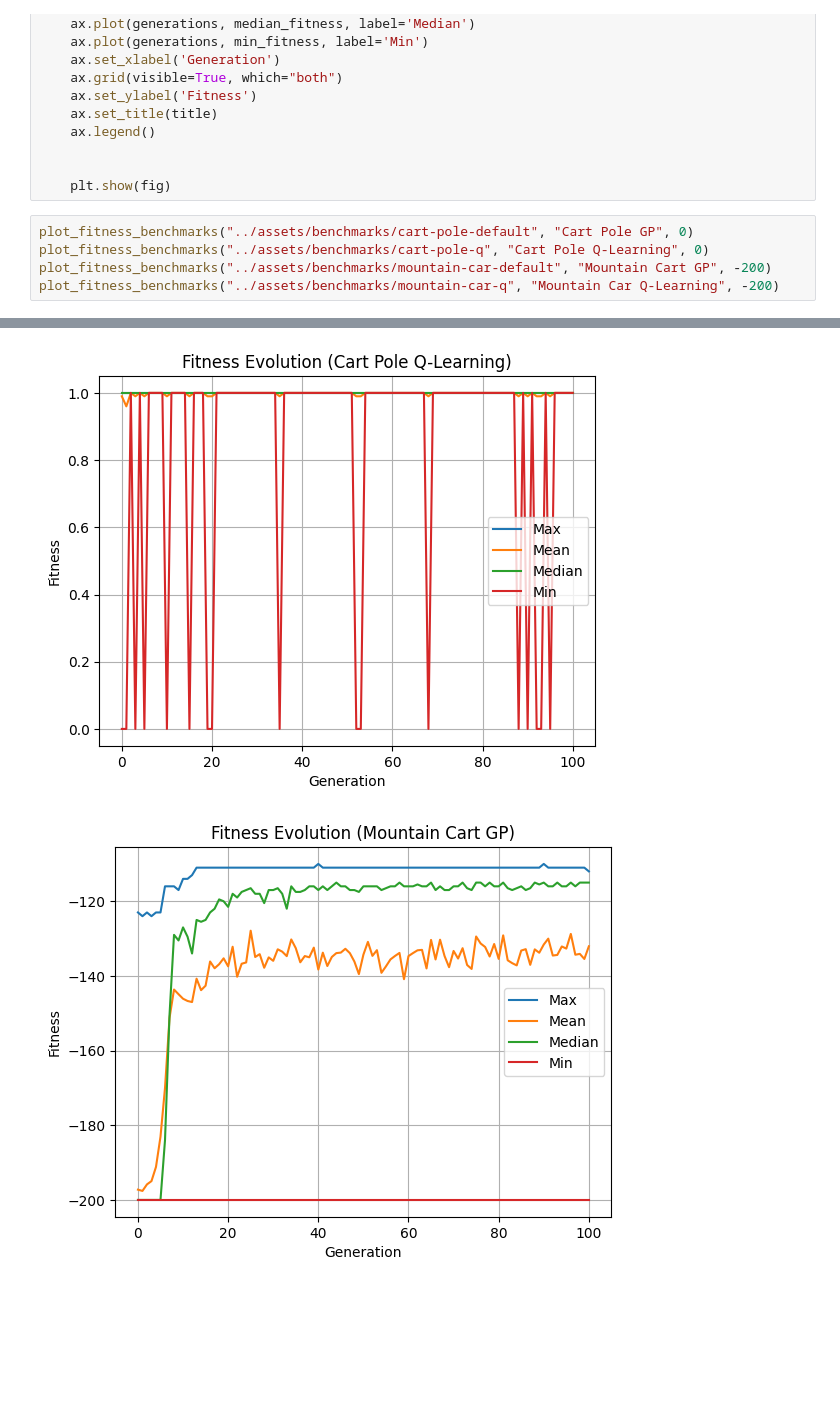
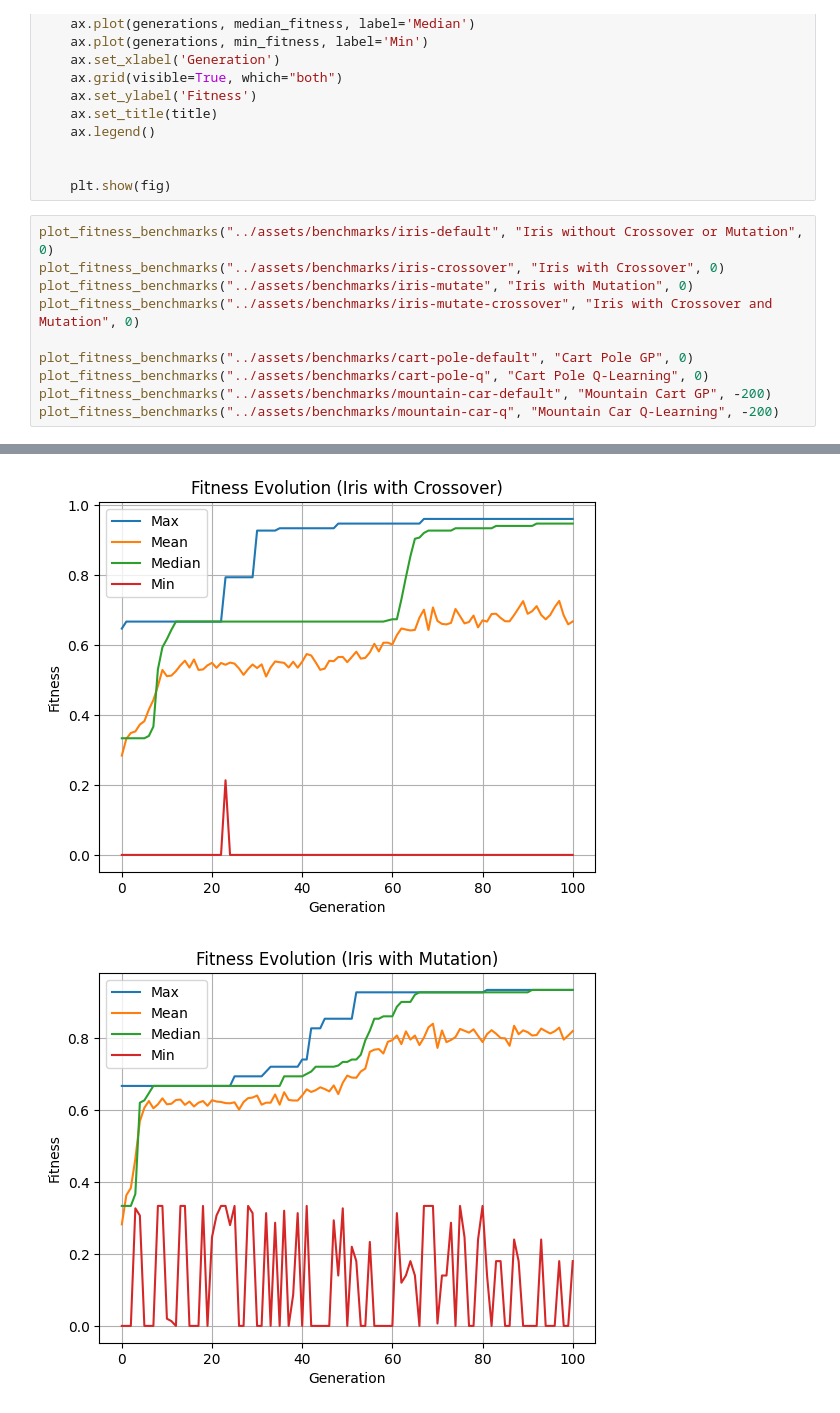
Before and after one commit to urmzd/linear-gp, a Jupyter notebook: notebooks/benchmark_plots.ipynb, the cells around one changed output, grey strips where cells are left out. Saved outputs shown, nothing was run; the diff lists cells and outputs as text; blank space fills up the shorter version.

Commit message:
fix: add default plots

```diff
--- a/notebooks/benchmark_plots.ipynb
+++ b/notebooks/benchmark_plots.ipynb
@@ -56,6 +56,11 @@ def plot_fitness_benchmarks(path: str = "../assets/benchmarks/cart-pole-default"
 
     plt.show(fig)
 # %%
+plot_fitness_benchmarks("../assets/benchmarks/iris-default", "Iris without Crossover or Mutation", 0)
+plot_fitness_benchmarks("../assets/benchmarks/iris-crossover", "Iris with Crossover", 0)
+plot_fitness_benchmarks("../assets/benchmarks/iris-mutate", "Iris with Mutation", 0)
+plot_fitness_benchmarks("../assets/benchmarks/iris-mutate-crossover", "Iris with Crossover and Mutation", 0)
+
 plot_fitness_benchmarks("../assets/benchmarks/cart-pole-default", "Cart Pole GP", 0)
 plot_fitness_benchmarks("../assets/benchmarks/cart-pole-q", "Cart Pole Q-Learning", 0)
 plot_fitness_benchmarks("../assets/benchmarks/mountain-car-default", "Mountain Cart GP", -200)
@@ -65,2 +70,2 @@ plot_fitness_benchmarks("../assets/benchmarks/mountain-car-q", "Mountain Car Q-L
-[figure, old version]
+[figure, new version]
-[figure, old version]
+[figure, new version]
```
Also changed, not shown: parts of 1 cell of this notebook.
